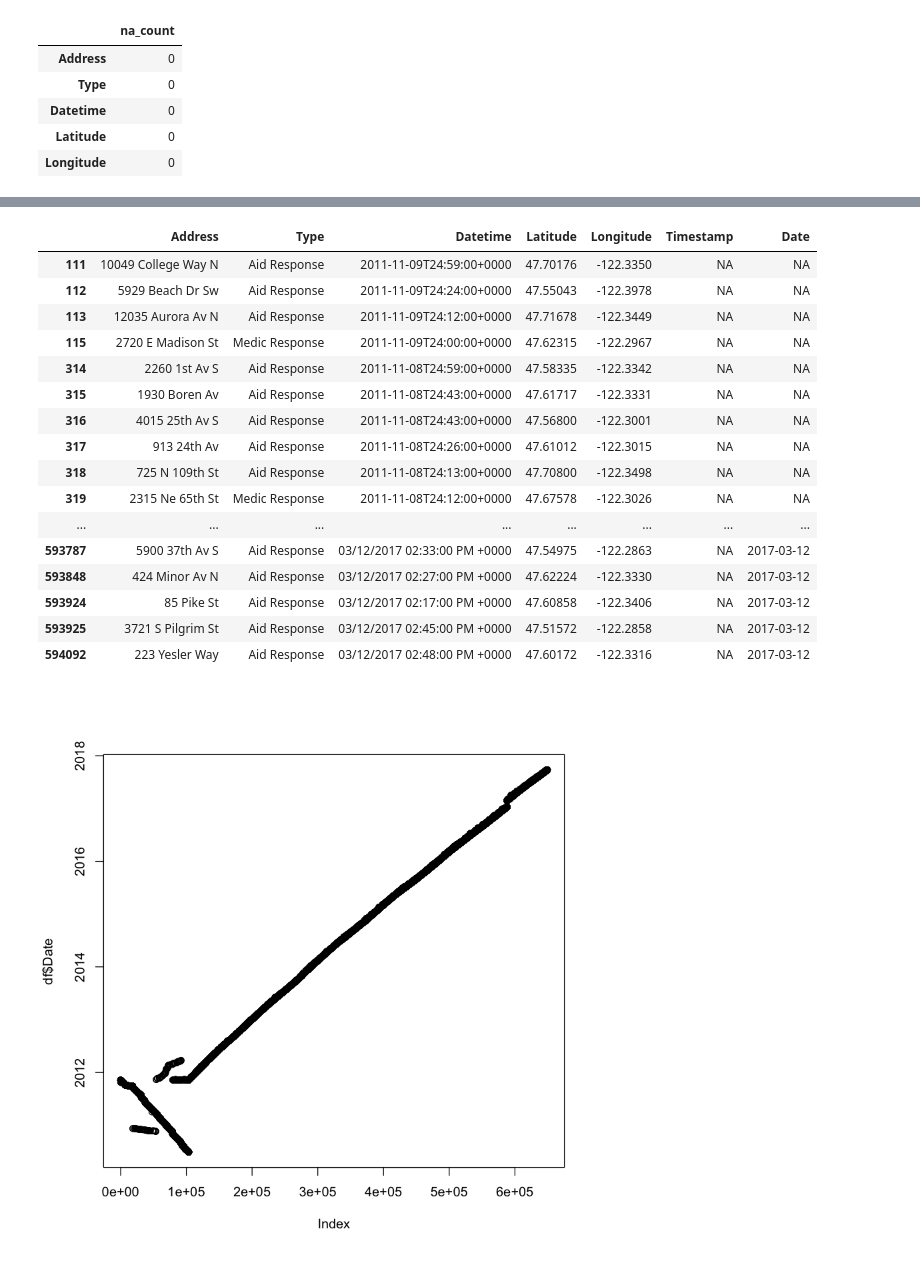
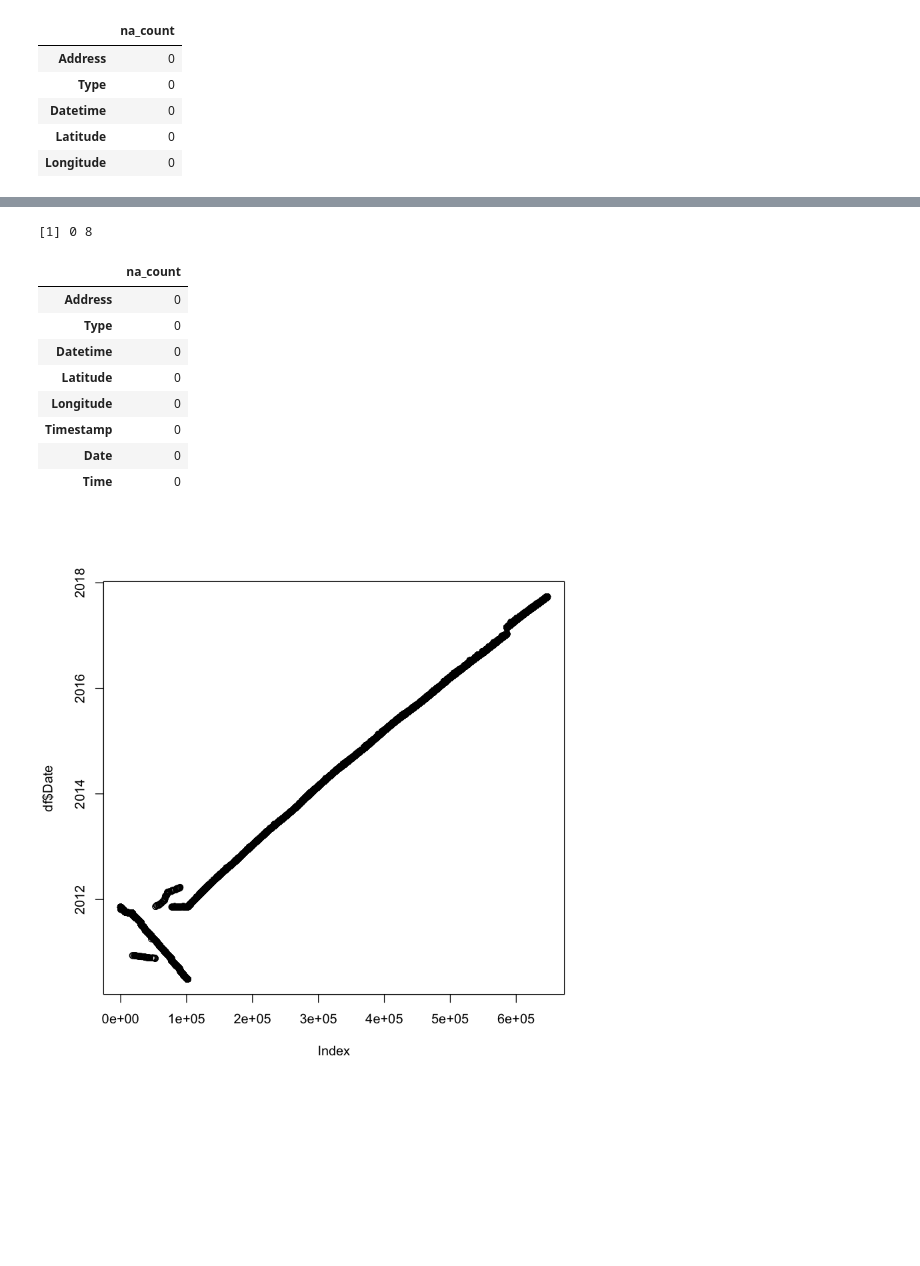
Before and after one commit to nickbuker/rapid_rescue_R, a Jupyter notebook: notebooks/explore_data.ipynb, the cells around one changed output, grey strips where cells are left out. Drawn from its saved outputs; the diff is of its cells as text; code cells hidden in the pictures; blank space fills up the shorter version.

```diff
--- a/notebooks/explore_data.ipynb
+++ b/notebooks/explore_data.ipynb
@@ -57,23 +61,22 @@ head(df)
 # %%
-df[is.na(df$Timestamp),]
+dim(df[is.na(df$Timestamp),])
 # %% [output]
-|  | Address | Type | Datetime | Latitude | Longitude | Timestamp | Date |
-| 111 | 10049 College Way N | Aid Response | 2011-11-09T24:59:00+0000 | 47.70176 | -122.3350 | NA | NA |
-| 112 | 5929 Beach Dr Sw | Aid Response | 2011-11-09T24:24:00+0000 | 47.55043 | -122.3978 | NA | NA |
-| 113 | 12035 Aurora Av N | Aid Response | 2011-11-09T24:12:00+0000 | 47.71678 | -122.3449 | NA | NA |
-| 115 | 2720 E Madison St | Medic Response | 2011-11-09T24:00:00+0000 | 47.62315 | -122.2967 | NA | NA |
-| 314 | 2260 1st Av S | Aid Response | 2011-11-08T24:59:00+0000 | 47.58335 | -122.3342 | NA | NA |
-| 315 | 1930 Boren Av | Aid Response | 2011-11-08T24:43:00+0000 | 47.61717 | -122.3331 | NA | NA |
-| 316 | 4015 25th Av S | Aid Response | 2011-11-08T24:43:00+0000 | 47.56800 | -122.3001 | NA | NA |
-| 317 | 913 24th Av | Aid Response | 2011-11-08T24:26:00+0000 | 47.61012 | -122.3015 | NA | NA |
-| 318 | 725 N 109th St | Aid Response | 2011-11-08T24:13:00+0000 | 47.70800 | -122.3498 | NA | NA |
-| 319 | 2315 Ne 65th St | Medic Response | 2011-11-08T24:12:00+0000 | 47.67578 | -122.3026 | NA | NA |
-| ... | ... | ... | ... | ... | ... | ... | ... |
-| 593787 | 5900 37th Av S | Aid Response | 03/12/2017 02:33:00 PM +0000 | 47.54975 | -122.2863 | NA | 2017-03-12 |
-| 593848 | 424 Minor Av N | Aid Response | 03/12/2017 02:27:00 PM +0000 | 47.62224 | -122.3330 | NA | 2017-03-12 |
-| 593924 | 85 Pike St | Aid Response | 03/12/2017 02:17:00 PM +0000 | 47.60858 | -122.3406 | NA | 2017-03-12 |
-| 593925 | 3721 S Pilgrim St | Aid Response | 03/12/2017 02:45:00 PM +0000 | 47.51572 | -122.2858 | NA | 2017-03-12 |
-| 594092 | 223 Yesler Way | Aid Response | 03/12/2017 02:48:00 PM +0000 | 47.60172 | -122.3316 | NA | 2017-03-12 |
+[1] 0 8
+# %%
+df <- na.omit(df)
+rownames(df) <- seq(length=nrow(df))
+na_count <- sapply(df, function(y) sum(is.na(y)))
+data.frame(na_count)
+# %% [output]
+|  | na_count |
+| Address | 0 |
+| Type | 0 |
+| Datetime | 0 |
+| Latitude | 0 |
+| Longitude | 0 |
+| Timestamp | 0 |
+| Date | 0 |
+| Time | 0 |
 # %%
 plot(df$Date)
 # %% [output]
```
Also changed, not shown: parts of 6 cells of this notebook.
